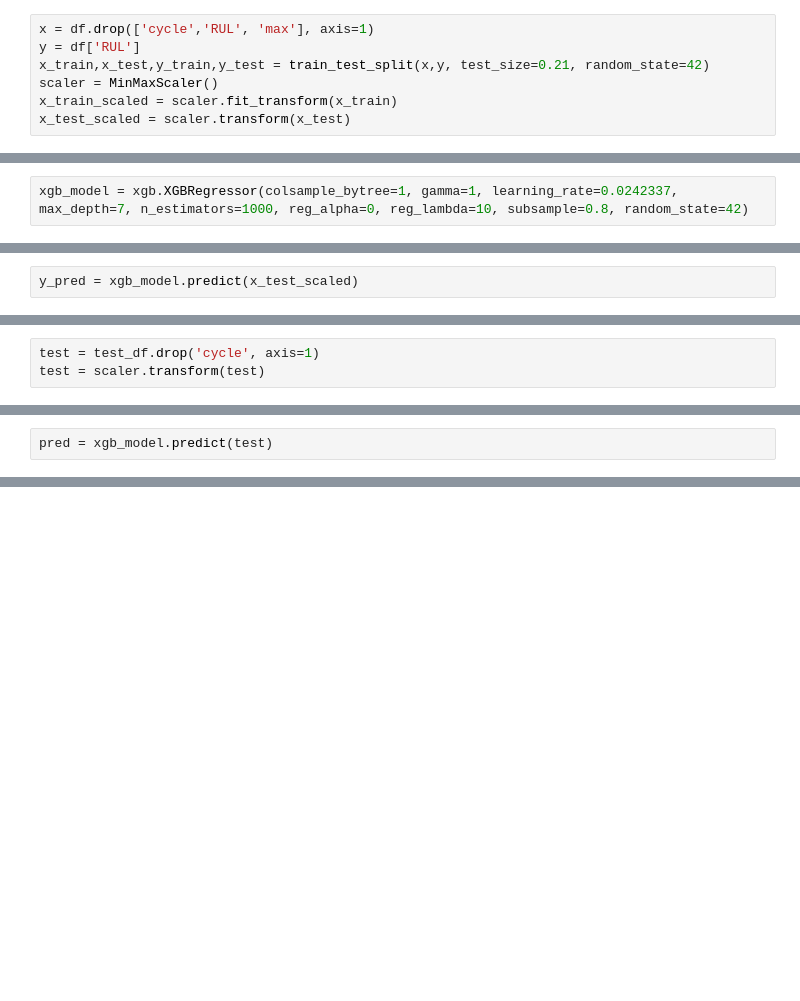
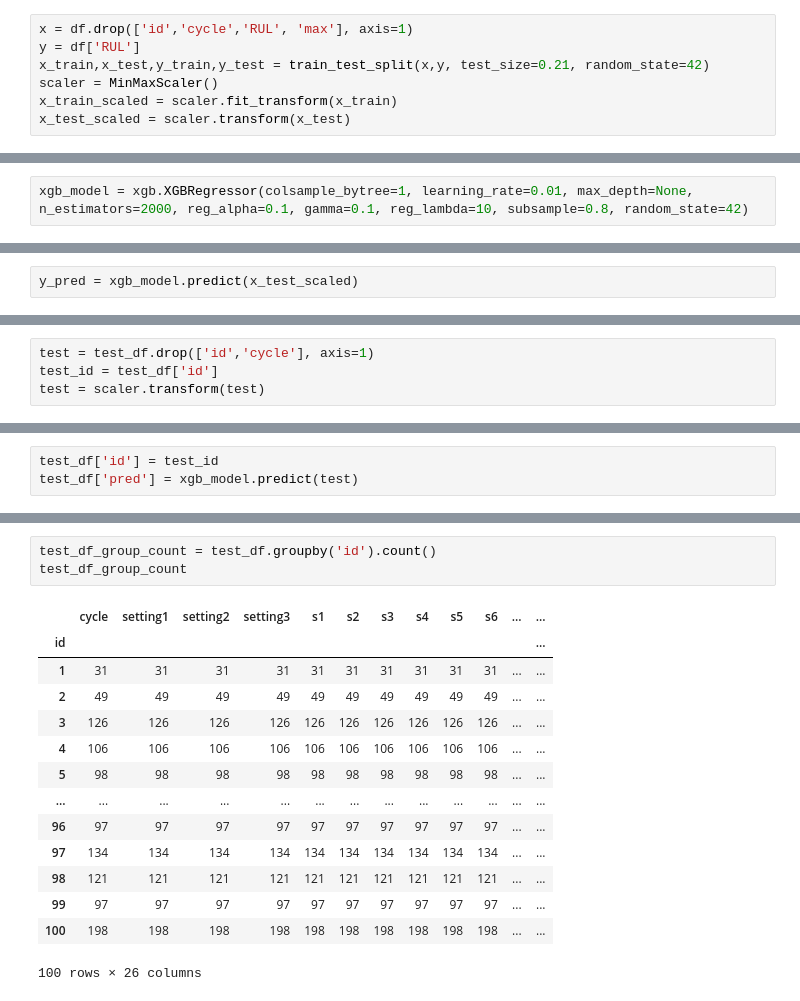
Before and after one commit to Harsh-Tiwadi/Predictive-Maintenance, a Jupyter notebook: notebook/Test.ipynb, the cells around one changed output, grey strips where cells are left out. Saved outputs shown, nothing was run; the diff lists cells and outputs as text; blank space fills up the shorter version.

```diff
--- a/notebook/Test.ipynb
+++ b/notebook/Test.ipynb
@@ -11,5 +26,5 @@ df = pd.read_parquet("../data/aircraft engine/PM_train.parquet")
 # %%
-x = df.drop(['cycle','RUL', 'max'], axis=1)
+x = df.drop(['id','cycle','RUL', 'max'], axis=1)
 y = df['RUL']
 x_train,x_test,y_train,y_test = train_test_split(x,y, test_size=0.21, random_state=42)
 scaler = MinMaxScaler()
@@ -44,6 +56,6 @@ info
    'subsample': 0.8}}}
 # %%
-xgb_model = xgb.XGBRegressor(colsample_bytree=1, gamma=1, learning_rate=0.0242337, max_depth=7, n_estimators=1000, reg_alpha=0, reg_lambda=10, subsample=0.8, random_state=42)
+xgb_model = xgb.XGBRegressor(colsample_bytree=1, learning_rate=0.01, max_depth=None, n_estimators=2000, reg_alpha=0.1, gamma=0.1, reg_lambda=10, subsample=0.8, random_state=42)
 # %%
 xgb_model.fit(x_train_scaled, y_train)
 # %% [output]
@@ -68,5 +97,6 @@ test_df = pd.read_csv("../data/aircraft engine/PM_test.csv")
 # %%
-test = test_df.drop('cycle', axis=1)
+test = test_df.drop(['id','cycle'], axis=1)
+test_id = test_df['id']
 test = scaler.transform(test)
 # %%
 truth_df = pd.read_csv("../data/aircraft engine/PM_truth.csv")
@@ -73,2 +118,3 @@ truth_df = pd.read_csv("../data/aircraft engine/PM_truth.csv")
 # %%
-pred = xgb_model.predict(test)
+test_df['id'] = test_id
+test_df['pred'] = xgb_model.predict(test)
@@ -146,0 +148,18 @@ r2_score(truth_df['cycle'].values,pred_df['cycle'].values)
+# %%
+test_df_group_count = test_df.groupby('id').count()
+test_df_group_count
+# %% [output]
+|  | cycle | setting1 | setting2 | setting3 | s1 | s2 | s3 | s4 | s5 | s6 | ... | ... |
+| id |  |  |  |  |  |  |  |  |  |  |  | ... |
+| 1 | 31 | 31 | 31 | 31 | 31 | 31 | 31 | 31 | 31 | 31 | ... | ... |
+| 2 | 49 | 49 | 49 | 49 | 49 | 49 | 49 | 49 | 49 | 49 | ... | ... |
+| 3 | 126 | 126 | 126 | 126 | 126 | 126 | 126 | 126 | 126 | 126 | ... | ... |
+| 4 | 106 | 106 | 106 | 106 | 106 | 106 | 106 | 106 | 106 | 106 | ... | ... |
+| 5 | 98 | 98 | 98 | 98 | 98 | 98 | 98 | 98 | 98 | 98 | ... | ... |
+| ... | ... | ... | ... | ... | ... | ... | ... | ... | ... | ... | ... | ... |
+| 96 | 97 | 97 | 97 | 97 | 97 | 97 | 97 | 97 | 97 | 97 | ... | ... |
+| 97 | 134 | 134 | 134 | 134 | 134 | 134 | 134 | 134 | 134 | 134 | ... | ... |
+| 98 | 121 | 121 | 121 | 121 | 121 | 121 | 121 | 121 | 121 | 121 | ... | ... |
+| 99 | 97 | 97 | 97 | 97 | 97 | 97 | 97 | 97 | 97 | 97 | ... | ... |
+| 100 | 198 | 198 | 198 | 198 | 198 | 198 | 198 | 198 | 198 | 198 | ... | ... |
+100 rows × 26 columns
```
Also changed, not shown: parts of 33 cells of this notebook, 6 other files.
